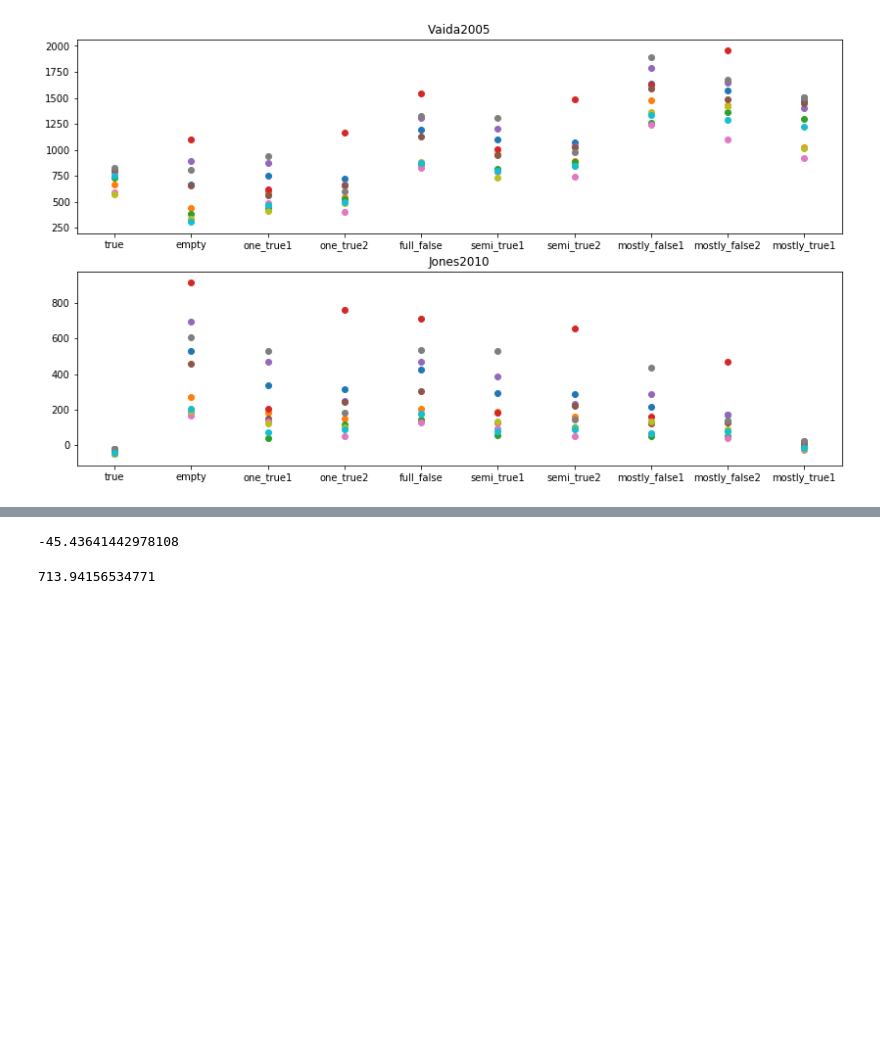
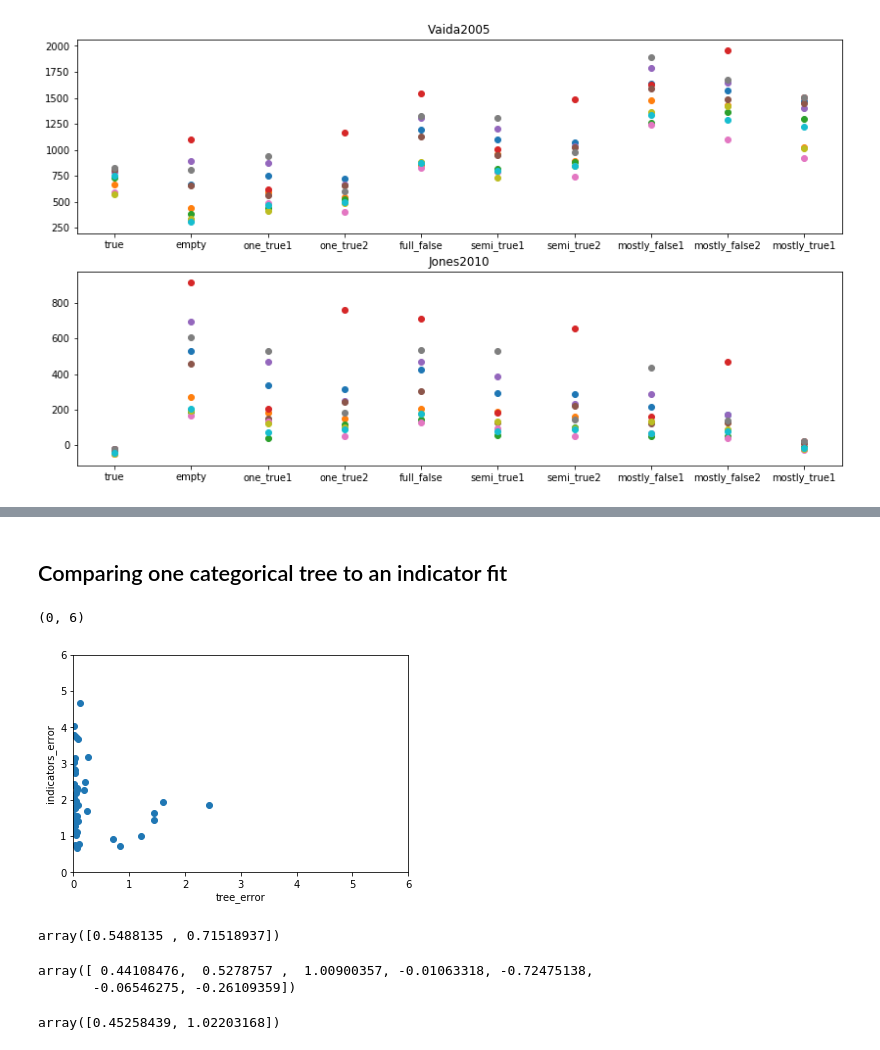
Before and after one commit to aksholokhov/pysr3, a Jupyter notebook: examples/categorical_feature_selection.ipynb, the cells around one changed output, grey strips where cells are left out. Cells and saved outputs as stored; diff of their text form; code cells hidden in the pictures; blank space fills up the shorter version.

```diff
--- a/examples/categorical_feature_selection.ipynb
+++ b/examples/categorical_feature_selection.ipynb
@@ -80,8 +74,0 @@ plt.legend()
-# %%
-jones2010bic_ref
-# %% [output]
--45.43641442978108
-# %%
-vaida2005aic_ref
-# %% [output]
-713.94156534771
@@ -148,0 +75,52 @@ plt.show()
+# %% [markdown]
+## Comparing one categorical tree to an indicator fit
+# %%
+mses_tree = []
+mses_indicators = []
+for j in tqdm(range(50)):
+    problem_categorical, true_parameters = LinearLMEProblem.generate(groups_sizes=[40, 30, 50],
+                                                                     features_labels=[3, 6, 5, 5, 6],
+                                                                     random_intercept=True,
+                                                                     obs_std=0.1,
+                                                                     seed=j)
+
+    continuous_model = LinearLMESparseModel(lb=0, lg=0, nnz_tbeta=2, nnz_tgamma=2)
+    tree_model = Tree(model=continuous_model, max_depth=3)
+    tree_model.fit_problem(problem_categorical)
+    y_pred_tree = tree_model.predict_problem(problem_categorical)
+    x, y_true = problem_categorical.to_x_y()
+
+    column_labels_continuous = [3 if label==5 else label for label in problem_categorical.column_labels][1:]
+    problem_indicators = problem_categorical.reconfigure_columns(new_columns_labels=column_labels_continuous)
+    continuous_model.fit_problem(problem_indicators)
+    y_pred_indicators = continuous_model.predict_problem(problem_indicators)
+
+    explained_variance_tree = explained_variance_score(y_true, y_pred_tree)
+    mse_tree = mean_squared_error(y_true, y_pred_tree)
+
+    explained_variance_indicators = explained_variance_score(y_true, y_pred_indicators)
+    mse_indicators = mean_squared_error(y_true, y_pred_indicators)
+    mses_tree.append(mse_tree)
+    mses_indicators.append(mse_indicators)
+# %%
+plt.scatter(mses_tree, mses_indicators)
+plt.xlabel("tree_error")
+plt.ylabel("indicators_error")
+plt.xlim((0, 6))
+plt.ylim((0, 6))
+# %% [output]
+(0, 6)
+[figure, added]
+# %%
+true_parameters['beta']
+# %% [output]
+array([0.5488135 , 0.71518937])
+# %%
+continuous_model.coef_['beta']
+# %% [output]
+array([ 0.44108476,  0.5278757 ,  1.00900357, -0.01063318, -0.72475138,
+       -0.06546275, -0.26109359])
+# %%
+tree_model.fitted_model_.coef_['beta']
+# %% [output]
+array([0.45258439, 1.02203168])
```
Also changed, not shown: parts of 6 cells of this notebook, 5 other files.
